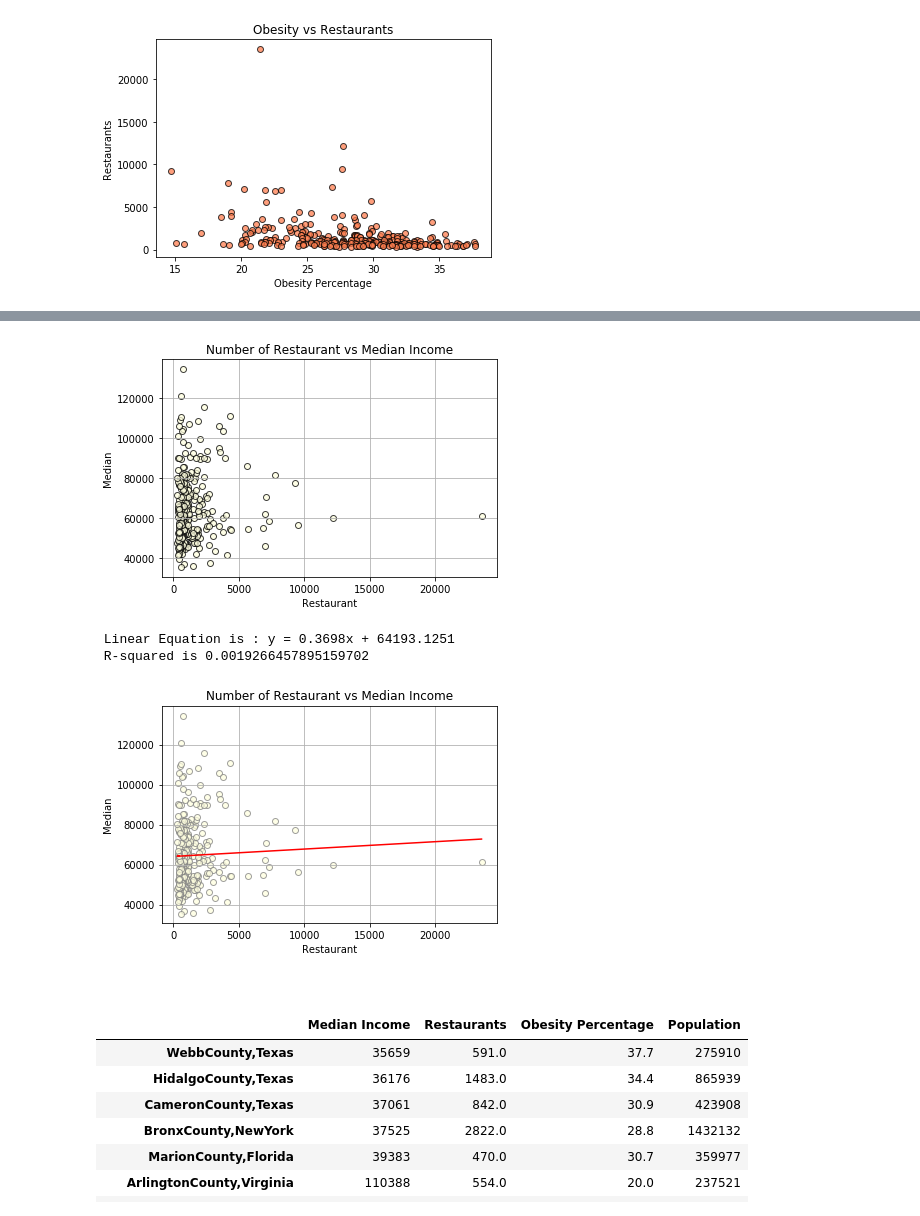
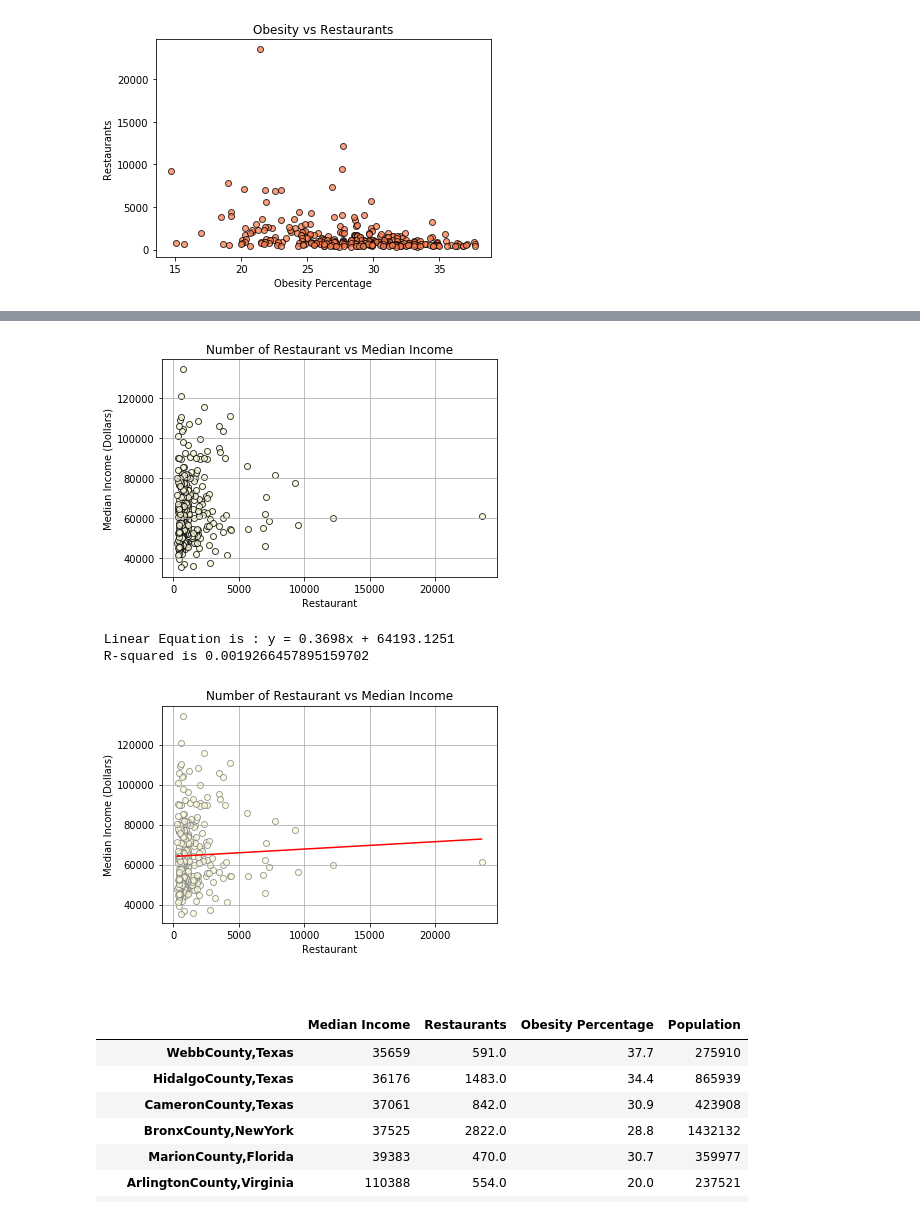
Before and after one commit to liliana-ilut/The-Mockingbirds, a Jupyter notebook: Clean Data/BarsAndGraphs.ipynb, the cells around one changed output, grey strips where cells are left out. Drawn from its saved outputs; the diff is of its cells as text; code cells hidden in the pictures.

```diff
--- a/Clean Data/BarsAndGraphs.ipynb
+++ b/Clean Data/BarsAndGraphs.ipynb
@@ -143,20 +143,20 @@ plt.show()
 # %%
 #4 question Restaurants vs Income
 
 # the x and y values (x=population, y= obesity)
 rest = combined_df ["Total CBP and NES Establishments"]
 inc = combined_df["Median"]
 #create the scatter plt, modify colors, grid and create labels for axis and title
 plt.scatter(rest, inc,color="lightyellow", edgecolors="black", alpha=0.75)
 plt.xlabel("Restaurant")
-plt.ylabel("Median")
+plt.ylabel("Median Income (Dollars)")
 plt.title("Number of Restaurant vs Median Income")
 plt.grid()
 #save figure as .png file in Figures folder and show the figure on the script
 plt.savefig("Figures/Restaurants_vs_Income.png")
 plt.show()
 # %% [output]
-[figure, old version]
+[figure, new version]
 # %%
 # the x and y values (x=population, y= obesity)
 rest = combined_df ["Total CBP and NES Establishments"]
@@ -170,18 +170,19 @@ plt.plot(rest,regress_values,"r-")
 plt.annotate(line_eq,(10,50), fontsize = 15, color = "red")
 #create the scatter plt, modify colors, grid and create labels for axis and title
 plt.xlabel("Restaurant")
-plt.ylabel("Median")
+plt.ylabel("Median Income (Dollars)")
 plt.title("Number of Restaurant vs Median Income")
 plt.grid()
 print(f" Linear Equation is : {line_eq}")
 print(f" R-squared is {rvalue**2}")
 #save figure as .png file in Figures folder and show the figure on the script
+
 plt.savefig("Figures/Regression_Restaurants_vs_Income.png")
 plt.show()
 # %% [output]
  Linear Equation is : y = 0.3698x + 64193.1251
  R-squared is 0.0019266457895159702
-[figure, old version]
+[figure, new version]
 # %%
 counties = ["WebbCounty,Texas", "HidalgoCounty,Texas", "CameronCounty,Texas", "BronxCounty,NewYork", "MarionCounty,Florida",
             "ArlingtonCounty,Virginia","SantaClaraCounty,California", "FairfaxCounty,Virginia", "HowardCounty,Maryland", "LoudounCounty,Virginia"]
```
Also changed, not shown: parts of 4 cells of this notebook, 6 other files.
